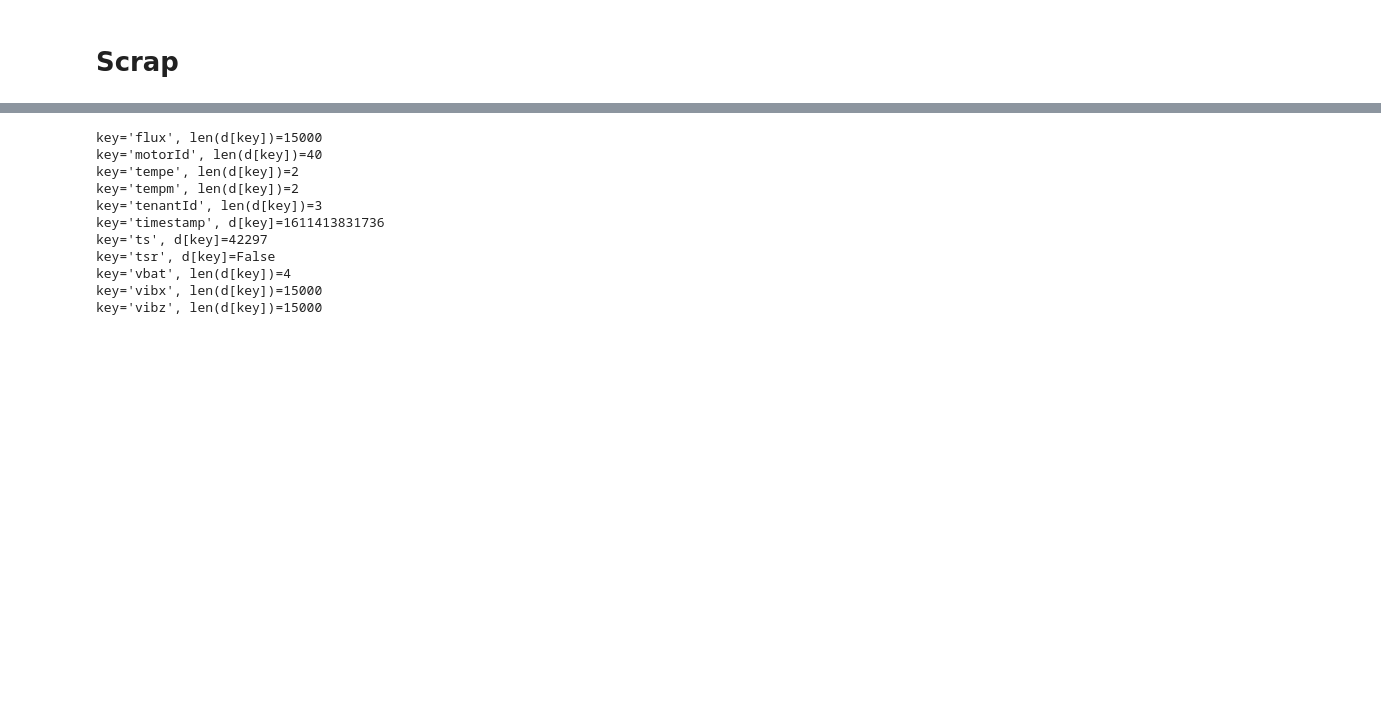
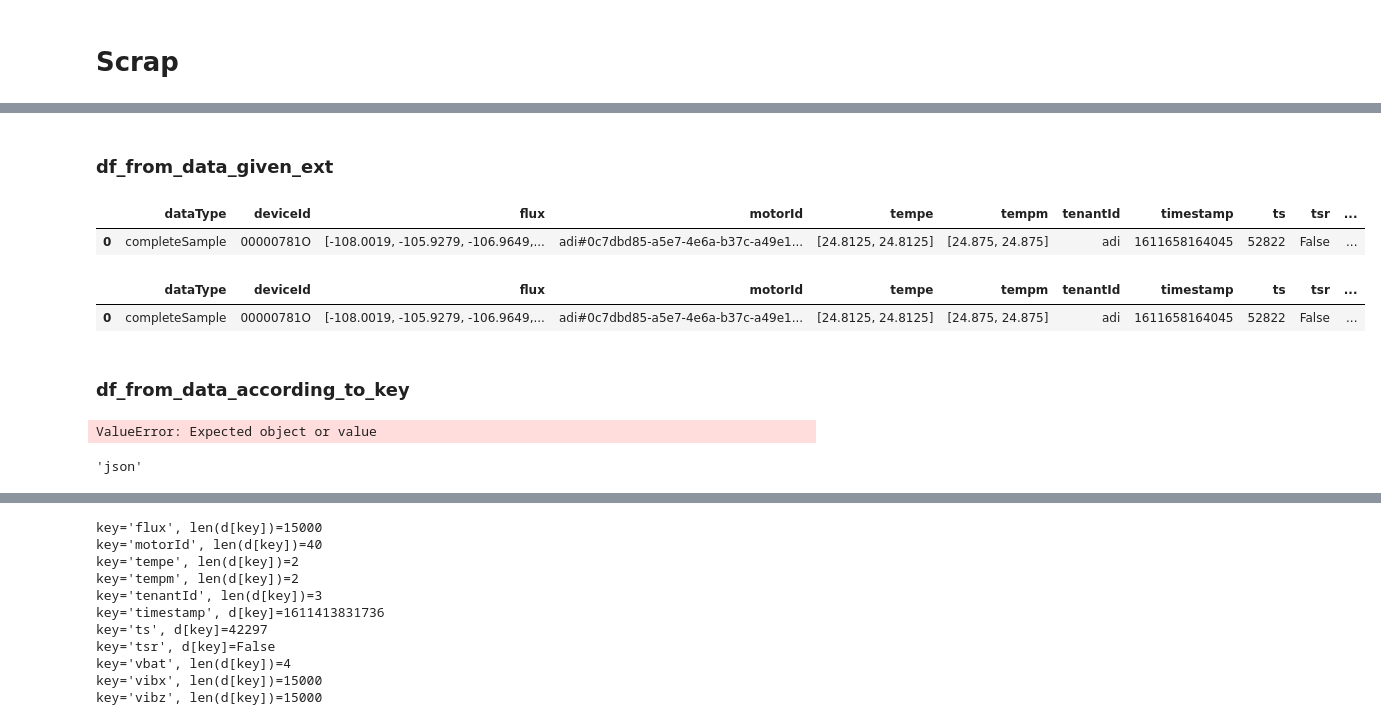
Before and after one commit to thorwhalen/plunk, a Jupyter notebook: plunk/sb/sms/data_access.ipynb, the cells around one changed output, grey strips where cells are left out. Saved outputs shown, nothing was run; the diff lists cells and outputs as text; code cells hidden in the pictures; blank space fills up the shorter version.

```diff
--- a/plunk/sb/sms/data_access.ipynb
+++ b/plunk/sb/sms/data_access.ipynb
@@ -78,0 +182,10 @@ array([<AxesSubplot: >, <AxesSubplot: >, <AxesSubplot: >], dtype=object)
+# %%
+s = DfLocalFileReader(full_path)
+
+k = list(s.keys())[0]
+# %%
+t = Files(full_path)
+# %%
+
+from io import BytesIO
+data = BytesIO(t[k])
@@ -78,0 +196,30 @@ array([<AxesSubplot: >, <AxesSubplot: >, <AxesSubplot: >], dtype=object)
+# %% [markdown]
+### df_from_data_given_ext
+# %%
+df_from_data_given_ext(data, ext='json')
+# %% [output]
+|  | dataType | deviceId | flux | motorId | tempe | tempm | tenantId | timestamp | ts | tsr | ... |
+| 0 | completeSample | 00000781O | [-108.0019, -105.9279, -106.9649,... | adi#0c7dbd85-a5e7-4e6a-b37c-a49e1... | [24.8125, 24.8125] | [24.875, 24.875] | adi | 1611658164045 | 52822 | False | ... |
+# %%
+store[k]
+# %% [output]
+|  | dataType | deviceId | flux | motorId | tempe | tempm | tenantId | timestamp | ts | tsr | ... |
+| 0 | completeSample | 00000781O | [-108.0019, -105.9279, -106.9649,... | adi#0c7dbd85-a5e7-4e6a-b37c-a49e1... | [24.8125, 24.8125] | [24.875, 24.875] | adi | 1611658164045 | 52822 | False | ... |
+# %% [markdown]
+### df_from_data_according_to_key
+# %%
+def df_from_data_according_to_key(data, mapping, key, **kwargs):
+    """Get a dataframe from a (data, ext) pair"""
+    trans_func = key_func_mapping(data, mapping, key=key, not_found_sentinel=None)
+    if trans_func is not None:
+        return trans_func(data, **kwargs)
+    else:
+        raise ValueError(f"Don't know how to handle extension: ")
+
+df_from_data_according_to_key(data=data, mapping=dflt_ext_mapping, key=get_ext)
+# %% [output]
+ValueError: Expected object or value
+# %%
+get_ext(k)
+# %% [output]
+'json'
```
Also changed, not shown: parts of 24 cells of this notebook, 2 other files.
